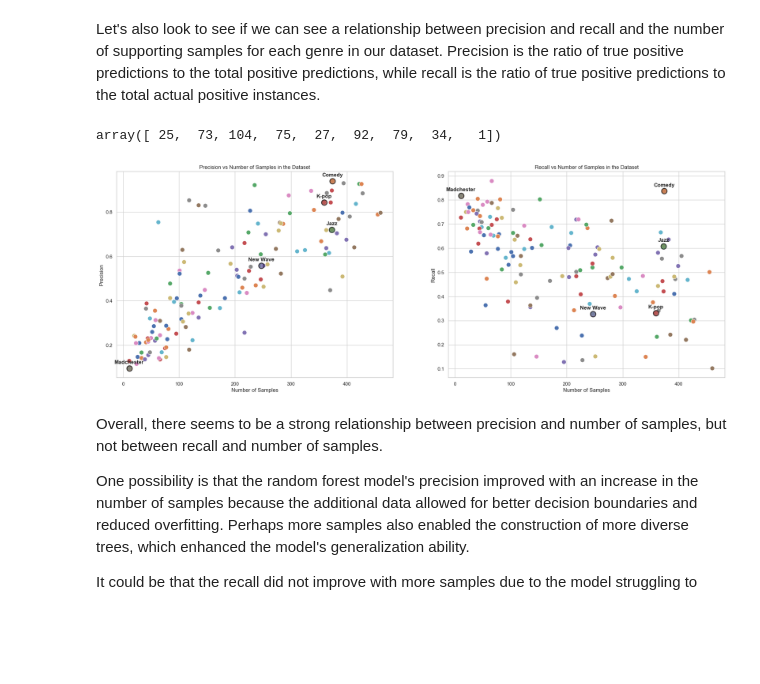
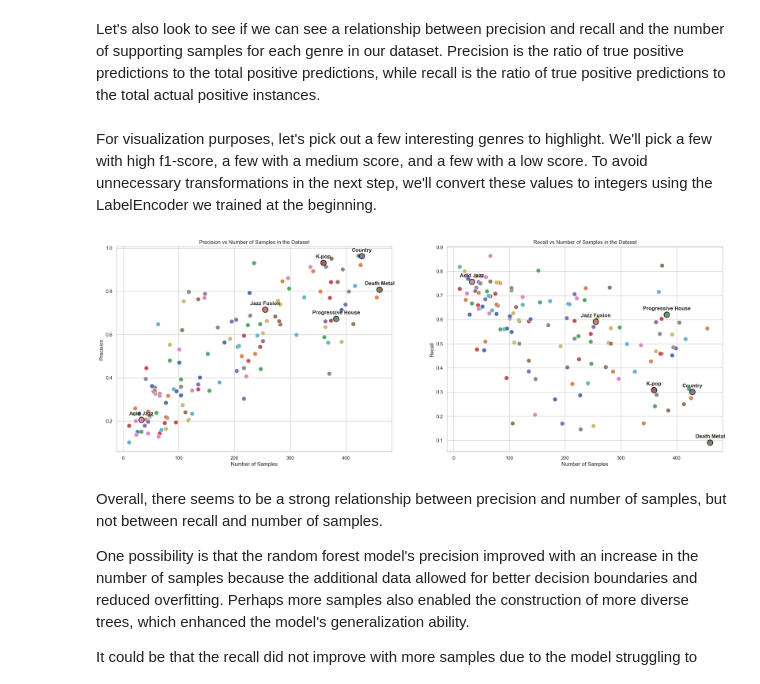
Before and after one commit to jackvandeleuv/music_analysis, a Jupyter notebook: track_modeling.ipynb, the cells around one changed output. Saved outputs shown, nothing was run; the diff lists cells and outputs as text; code cells hidden in the pictures; blank space fills up the shorter version.

Commit message:
Updated graphs

```diff
--- a/track_modeling.ipynb
+++ b/track_modeling.ipynb
@@ -382,20 +382,23 @@ data = pd.DataFrame({'Genre': range(len(np.unique(y))),
                      'Precision': precision,
                      'Recall': recall,
                      'Sample Count': class_counts})
-# %%
-genre_encoder.transform(np.array([
-        'Comedy',
-        'Jazz',
-        'Progressive House',
-        'K-pop',
-        'Country',
-        'New Wave',
-        'Madchester',
-        'Dark Wave',
-        'Acid Jazz'
-]))
-# %% [output]
-array([ 25,  73, 104,  75,  27,  92,  79,  34,   1])
+# %% [markdown]
+For visualization purposes, let's pick out a few interesting genres to highlight. We'll pick a few with high f1-score, a few with a medium score, and a few with a low score. To avoid unnecessary transformations in the next step, we'll convert these values to integers using the LabelEncoder we trained at the beginning.
+# %%
+# Get labels for a few selected genres.
+viz_sample_genres = genre_encoder.transform(np.array([
+        # Genres with high f1-score
+        'Jazz Fusion',
+        'Progressive House',
+
+        # Genres with medium f1-score
+        'K-pop',
+        'Country',
+
+        # Genres with low f1-score
+        'Death Metal',
+        'Acid Jazz'
+]))
 # %%
 # Create the 1x2 grid of subplots
 fig, axes = plt.subplots(nrows=1, ncols=2, figsize=(22, 8))
@@ -417,35 +420,35 @@ sns.scatterplot(ax=axes[1],
                     y='Recall',
                     hue='Genre',
                     palette='deep',
                     s=100)
 axes[1].get_legend().remove()
 
 # Add annotations and highlight selected points for both subplots
-selected_genres = [25, 73, 75, 92, 79]
+selected_genres = viz_sample_genres
 for genre in selected_genres:
     genre_data = data[data['Genre'] == genre]
     genre_name = genre_encoder.inverse_transform([genre])[0]
 
     # Add annotation with bolder text
     for ax, metric in zip(axes, ['Precision', 'Recall']):
         ax.annotate(genre_name, (genre_data['Sample Count'].iloc[0], genre_data[metric].iloc[0]),
                     textcoords="offset points", xytext=(0, 10), ha='center', fontweight='bold')
 
         # Highlight the individual point
         ax.scatter(genre_data['Sample Count'].iloc[0], genre_data[metric].iloc[0],
                    s=150, linewidths=2, edgecolor='black', marker='o', alpha=0.75)
 
 # Set titles and labels
 axes[0].set_title('Precision vs Number of Samples in the Dataset')
 axes[1].set_title('Recall vs Number of Samples in the Dataset')
 axes[0].set_xlabel('Number of Samples')
 axes[1].set_xlabel('Number of Samples')
 axes[0].set_ylabel('Precision')
 axes[1].set_ylabel('Recall')
 
 plt.show()
 # %% [output]
-[figure, old version]
+[figure, new version]
 # %% [markdown]
 Overall, there seems to be a strong relationship between precision and number of samples, but not between recall and number of samples.
 
```
Also changed, not shown: parts of 10 cells of this notebook, 1 other file.
